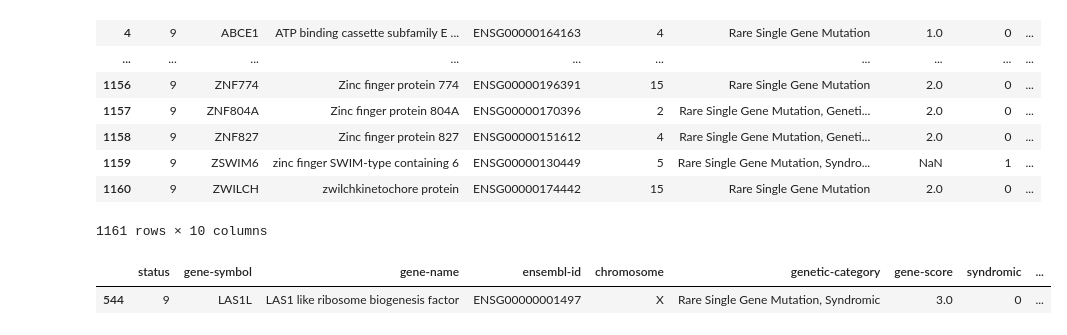
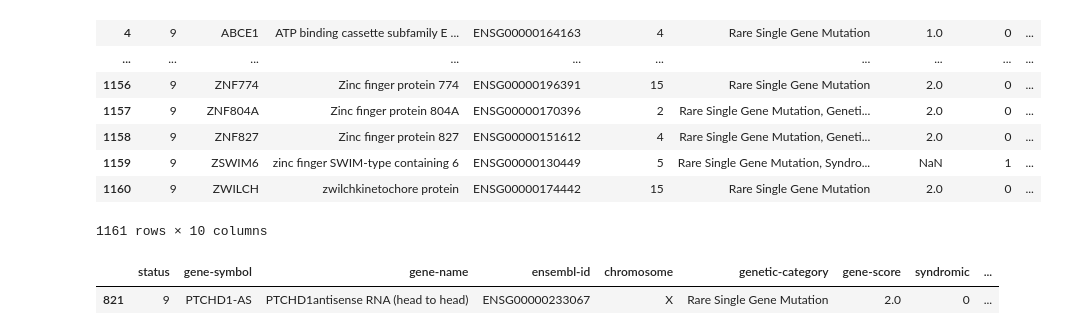
Before and after one commit to a59490/Tese_ASD_Gene_Pred, a Jupyter notebook: 0_SFARI/Teste preliminar do Sfari dataset.ipynb, the cells around one changed output. Drawn from its saved outputs; the diff is of its cells as text; code cells hidden in the pictures.

```diff
--- a/0_SFARI/Teste preliminar do Sfari dataset.ipynb
+++ b/0_SFARI/Teste preliminar do Sfari dataset.ipynb
@@ -201,9 +201,11 @@ sfari.loc[71, 'ensembl-id']="ENSG00000169083"
 sfari.loc[585, 'ensembl-id']="ENSG00000264589"
 sfari.loc[602, 'ensembl-id']="ENSG00000105976"
 sfari.loc[607, 'ensembl-id']="ENSG00000284202"
-sfari.loc[680, 'ensembl-id']="ENSG00000233067"
-sfari.loc[813, 'gene-name']="ENSG00000167945"
-sfari.loc[821, 'ensembl-id']="ENSG00000165186"
+sfari.loc[680, 'ensembl-id']="ENSG00000251593"
+
+sfari.loc[813, 'ensembl-id']="ENSG00000167945"
+sfari.loc[821, 'ensembl-id']="ENSG00000233067"
+
 sfari.loc[873, 'ensembl-id']="ENSG00000174093"
 
 sfari= sfari.drop(883, axis=0).reset_index(drop=True)
@@ -235,9 +235,9 @@ sfari
 | 1160 | 9 | ZWILCH | zwilchkinetochore protein | ENSG00000174442 | 15 | Rare Single Gene Mutation | 2.0 | 0 | ... |
 1161 rows × 10 columns
 # %%
-sfari.loc[ (sfari['ensembl-id'] == "ENSG00000001497")]
+sfari.loc[ (sfari['ensembl-id'] == "ENSG00000233067")]
 # %% [output]
 |  | status | gene-symbol | gene-name | ensembl-id | chromosome | genetic-category | gene-score | syndromic | ... |
-| 544 | 9 | LAS1L | LAS1 like ribosome biogenesis factor | ENSG00000001497 | X | Rare Single Gene Mutation, Syndromic | 3.0 | 0 | ... |
+| 821 | 9 | PTCHD1-AS | PTCHD1antisense RNA (head to head) | ENSG00000233067 | X | Rare Single Gene Mutation | 2.0 | 0 | ... |
 # %%
 sfari.to_csv("sfari_ed_01_16_2024.csv",index=False)
```
Also changed, not shown: parts of 1 cell of this notebook, 4 other files.
